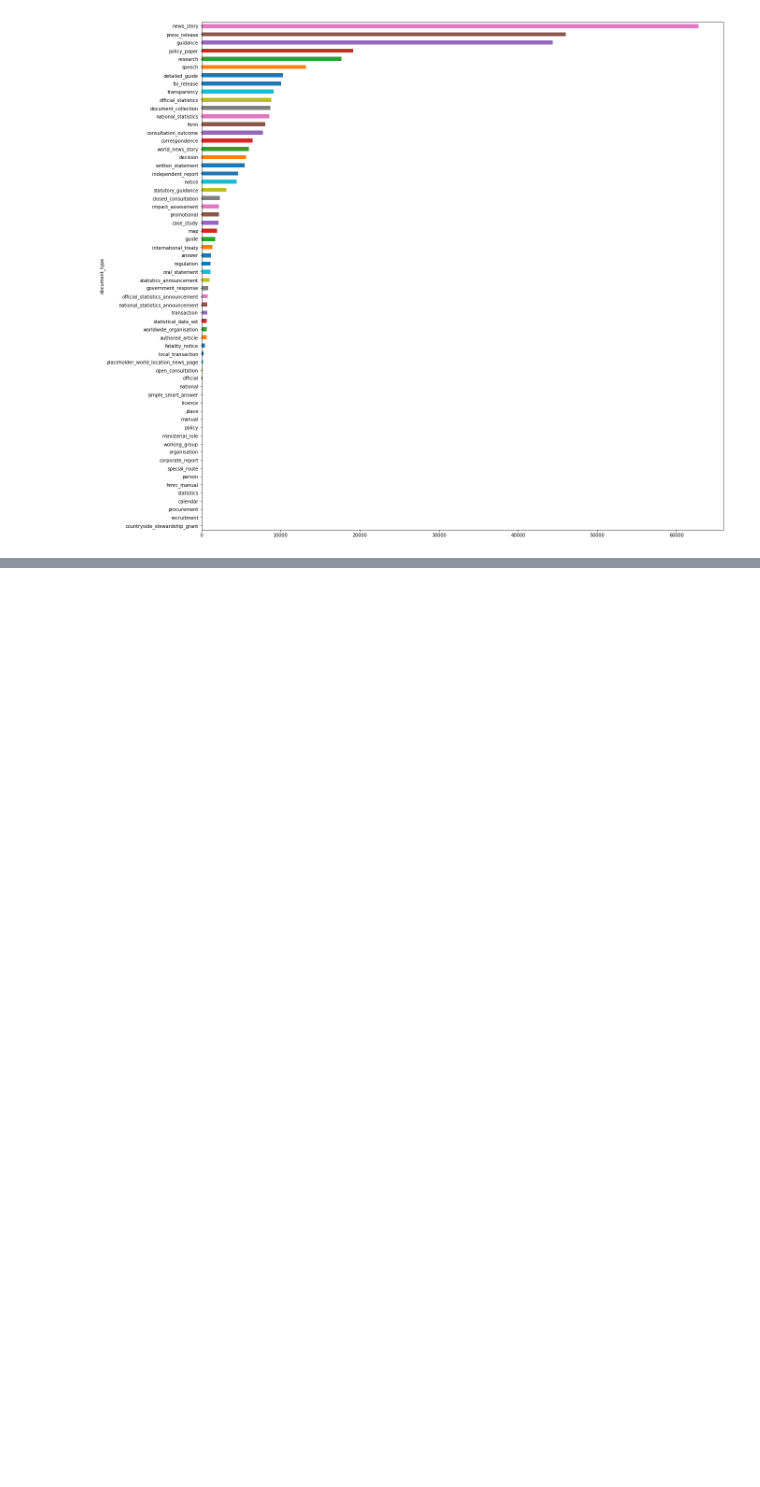
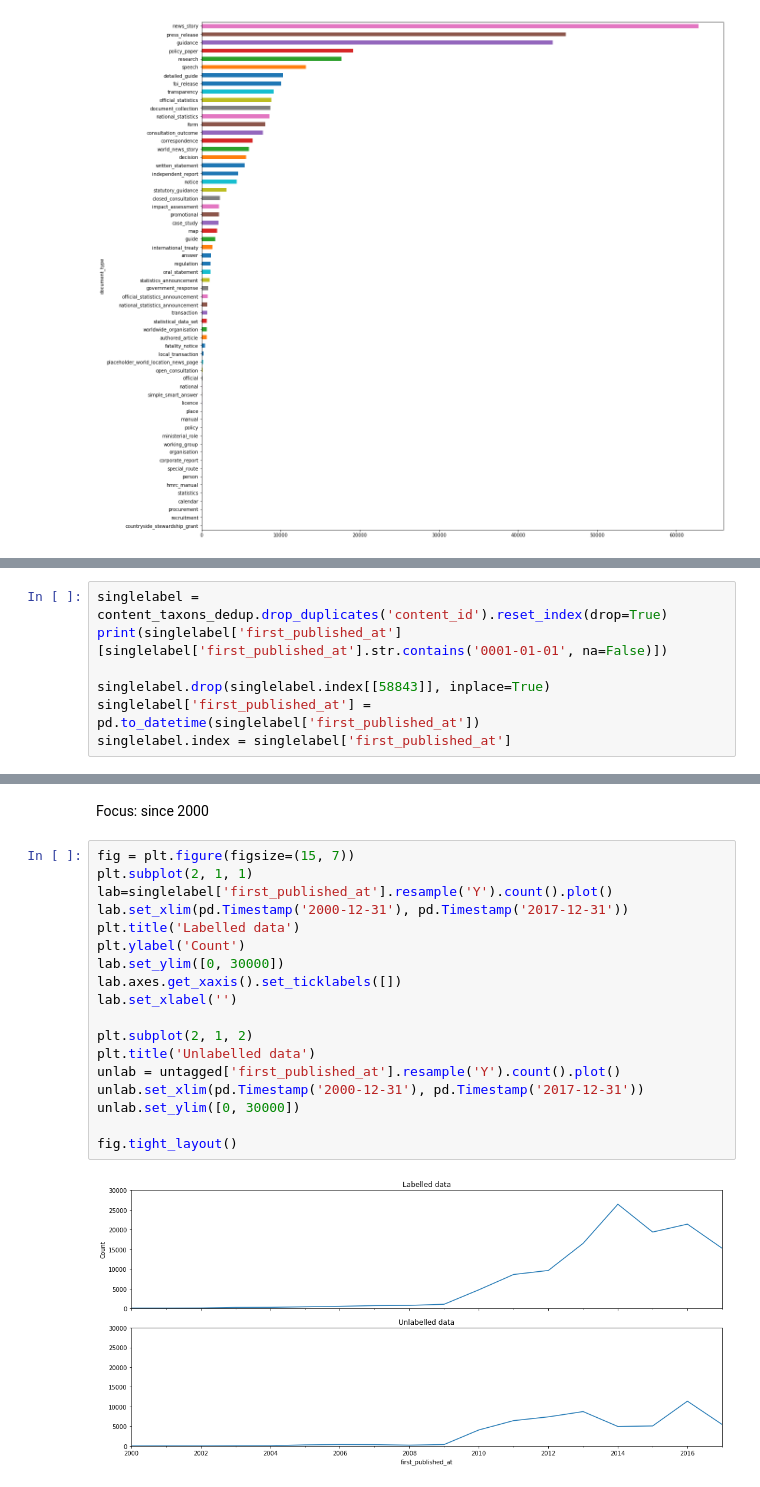
Before and after one commit to alphagov/govuk-taxonomy-supervised-learning, a Jupyter notebook: python/notebooks/EDA-MU.ipynb, the cells around one changed output, grey strips where cells are left out. Saved outputs shown, nothing was run; the diff lists cells and outputs as text; blank space fills up the shorter version.

Commit message:
Compare labelled/unlabelled publications over time

```diff
--- a/python/notebooks/EDA-MU.ipynb
+++ b/python/notebooks/EDA-MU.ipynb
@@ -559,0 +505,7 @@ Timestamp('2016-02-29 09:24:10')
+# %%
+singlelabel = content_taxons_dedup.drop_duplicates('content_id').reset_index(drop=True)
+print(singlelabel['first_published_at'][singlelabel['first_published_at'].str.contains('0001-01-01', na=False)])
+
+singlelabel.drop(singlelabel.index[[58843]], inplace=True)
+singlelabel['first_published_at'] = pd.to_datetime(singlelabel['first_published_at'])
+singlelabel.index = singlelabel['first_published_at']
@@ -559,0 +515,22 @@ Timestamp('2016-02-29 09:24:10')
+# %% [markdown]
+Focus: since 2000
+# %%
+fig = plt.figure(figsize=(15, 7))
+plt.subplot(2, 1, 1)
+lab=singlelabel['first_published_at'].resample('Y').count().plot()
+lab.set_xlim(pd.Timestamp('2000-12-31'), pd.Timestamp('2017-12-31'))
+plt.title('Labelled data')
+plt.ylabel('Count')
+lab.set_ylim([0, 30000])
+lab.axes.get_xaxis().set_ticklabels([])
+lab.set_xlabel('')
+
+plt.subplot(2, 1, 2)
+plt.title('Unlabelled data')
+unlab = untagged['first_published_at'].resample('Y').count().plot()
+unlab.set_xlim(pd.Timestamp('2000-12-31'), pd.Timestamp('2017-12-31'))
+unlab.set_ylim([0, 30000])
+
+fig.tight_layout()
+# %% [output]
+[figure, added]
```
Also changed, not shown: parts of 25 cells of this notebook.
